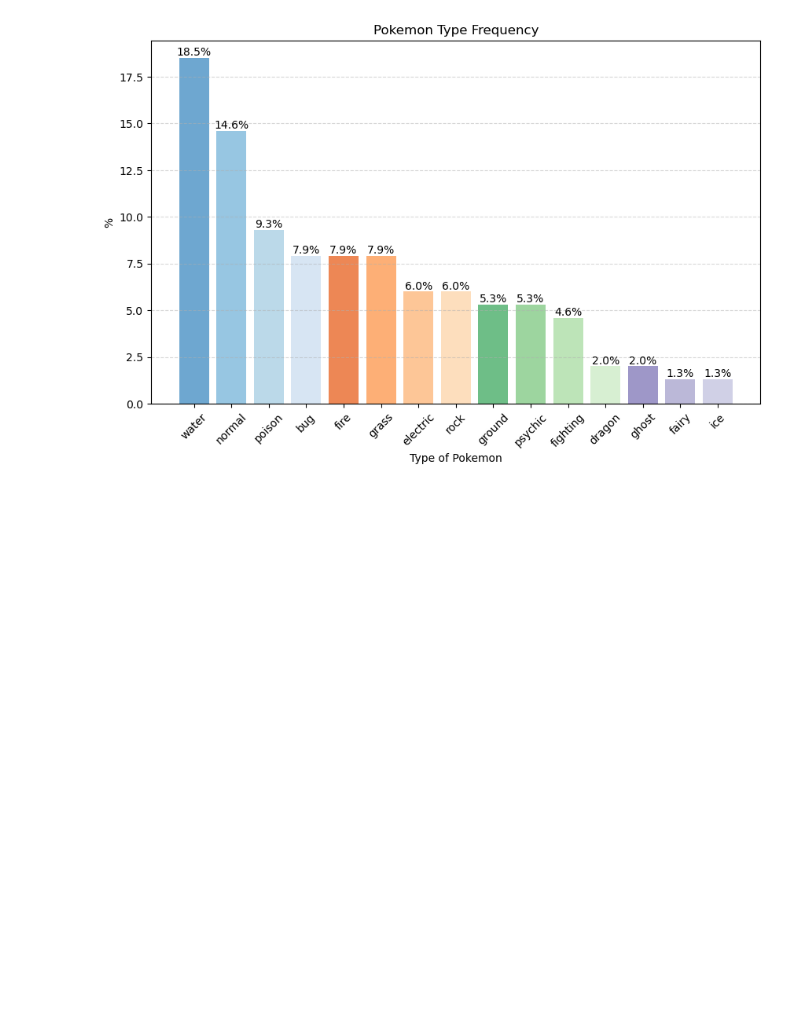
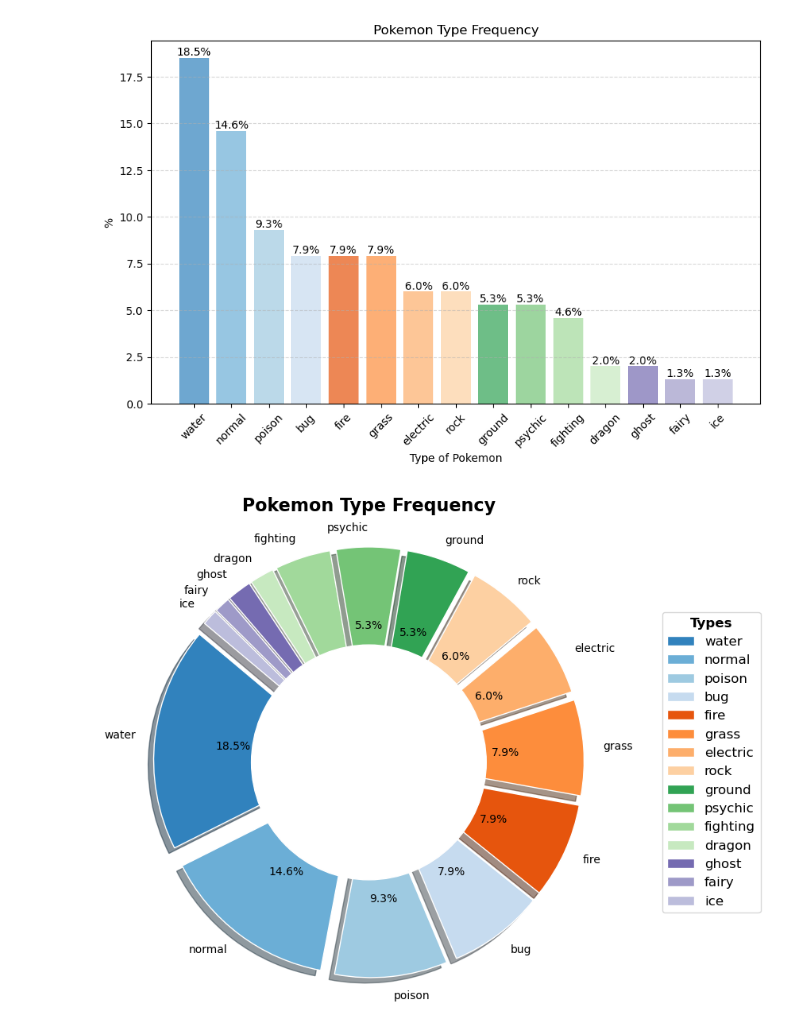
Before and after one commit to Bama-Jamma/Group_Project_1, a Jupyter notebook: PokePy/PokeProj1Start.ipynb, the cells around one changed output. Saved outputs shown, nothing was run; the diff lists cells and outputs as text; code cells hidden in the pictures; blank space fills up the shorter version.

```diff
--- a/PokePy/PokeProj1Start.ipynb
+++ b/PokePy/PokeProj1Start.ipynb
@@ -282,3 +324,37 @@ plt.grid(True, axis='y', linestyle='--', alpha=0.5)
 plt.show()
 # %% [output]
 [figure]
+# %%
+# Set a larger figure size
+plt.figure(figsize=(12, 8))
+
+# Plot type count frequencies with gridlines and a color palette
+colors = plt.cm.tab20c(np.arange(len(new1)))
+explode = [0.1] * len(new1)  # Explode each slice for emphasis
+wedgeprops = {'linewidth': 1, 'edgecolor': 'white'}  # Set wedge properties
+
+# Calculate the percentages with one decimal place
+percentages = [f"{p:.1f}%" for p in new1["Frequency %"]]
+
+# Plot the pie chart with adjusted autopct format
+plt.pie(new1["Frequency %"], labels=new1["type 1"], colors=colors,
+        autopct=lambda pct: f"{pct:.1f}%" if pct >= 5 else '',
+        shadow=True, startangle=140, explode=explode, wedgeprops=wedgeprops)
+
+# Add a circle at the center to make it a donut chart (optional)
+circle = plt.Circle((0, 0), 0.6, color='white')
+plt.gca().add_artist(circle)
+
+# Customize plot labels and title
+plt.title("Pokemon Type Frequency", fontsize=16, fontweight='bold')
+
+# Adjust the legend position
+legend = plt.legend(bbox_to_anchor=(1.2, 0.5), loc="center", fontsize=12)
+
+# Set the legend title
+legend.set_title("Types", prop={'size': 12, 'weight': 'bold'})
+
+# Show the modified plot
+plt.show()
+# %% [output]
+[figure, added]
```
Also changed, not shown: parts of 19 cells of this notebook.
